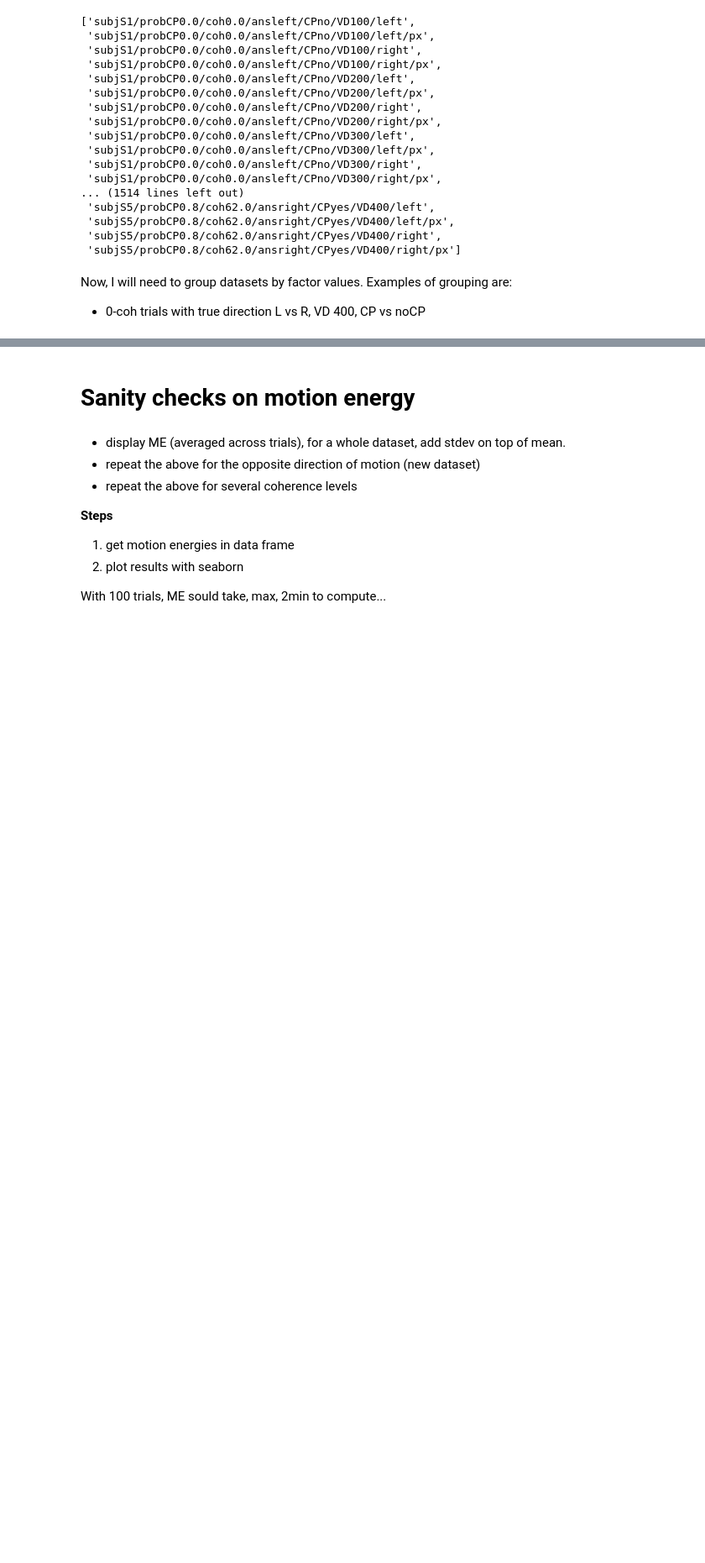
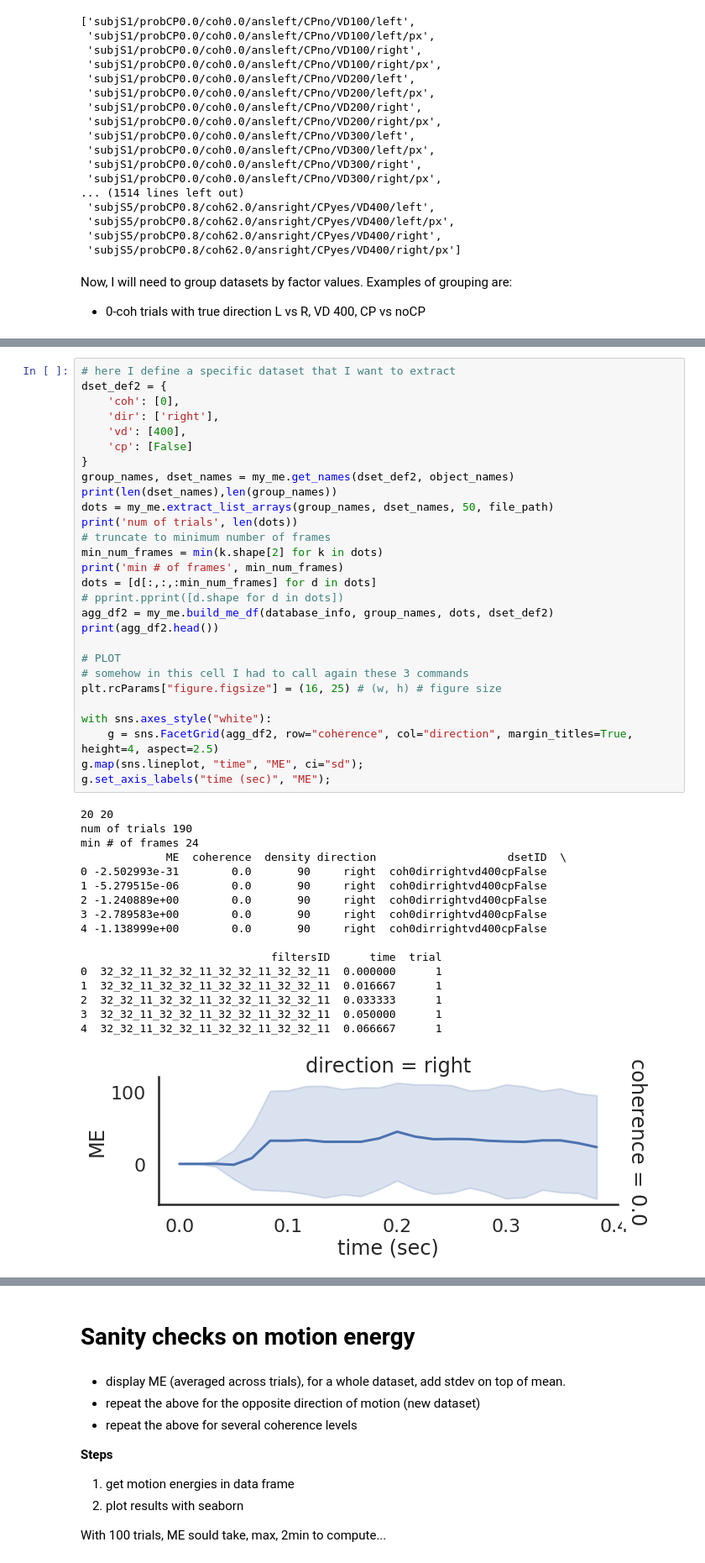
Before and after one commit to aernesto/motion_energy_Adrian, a Jupyter notebook: Python/notebooks/ME_pilot_summer_2019_II.ipynb, the cells around one changed output, grey strips where cells are left out. Shown at 84% size. Cells and saved outputs as stored; diff of their text form; blank space fills up the shorter version.

```diff
--- a/Python/notebooks/ME_pilot_summer_2019_II.ipynb
+++ b/Python/notebooks/ME_pilot_summer_2019_II.ipynb
@@ -339,0 +158,46 @@ Step 5 completed
+# %%
+# here I define a specific dataset that I want to extract
+dset_def2 = {
+    'coh': [0],
+    'dir': ['right'],
+    'vd': [400],
+    'cp': [False]
+}
+group_names, dset_names = my_me.get_names(dset_def2, object_names)
+print(len(dset_names),len(group_names))
+dots = my_me.extract_list_arrays(group_names, dset_names, 50, file_path)
+print('num of trials', len(dots))
+# truncate to minimum number of frames
+min_num_frames = min(k.shape[2] for k in dots)
+print('min # of frames', min_num_frames)
+dots = [d[:,:,:min_num_frames] for d in dots]
+# pprint.pprint([d.shape for d in dots])
+agg_df2 = my_me.build_me_df(database_info, group_names, dots, dset_def2)
+print(agg_df2.head())
+
+# PLOT
+# somehow in this cell I had to call again these 3 commands
+plt.rcParams["figure.figsize"] = (16, 25) # (w, h) # figure size
+
+with sns.axes_style("white"):
+    g = sns.FacetGrid(agg_df2, row="coherence", col="direction", margin_titles=True, height=4, aspect=2.5)
+g.map(sns.lineplot, "time", "ME", ci="sd");
+g.set_axis_labels("time (sec)", "ME");
+# %% [output]
+20 20
+num of trials 190
+min # of frames 24
+             ME  coherence  density direction                    dsetID  \
+0 -2.502993e-31        0.0       90     right  coh0dirrightvd400cpFalse
+1 -5.279515e-06        0.0       90     right  coh0dirrightvd400cpFalse
+2 -1.240889e+00        0.0       90     right  coh0dirrightvd400cpFalse
+3 -2.789583e+00        0.0       90     right  coh0dirrightvd400cpFalse
+4 -1.138999e+00        0.0       90     right  coh0dirrightvd400cpFalse
+
+                             filtersID      time  trial
+0  32_32_11_32_32_11_32_32_11_32_32_11  0.000000      1
+1  32_32_11_32_32_11_32_32_11_32_32_11  0.016667      1
+2  32_32_11_32_32_11_32_32_11_32_32_11  0.033333      1
+3  32_32_11_32_32_11_32_32_11_32_32_11  0.050000      1
+4  32_32_11_32_32_11_32_32_11_32_32_11  0.066667      1
+[figure, added]
```
Also changed, not shown: parts of 48 cells of this notebook, 1 other file.
